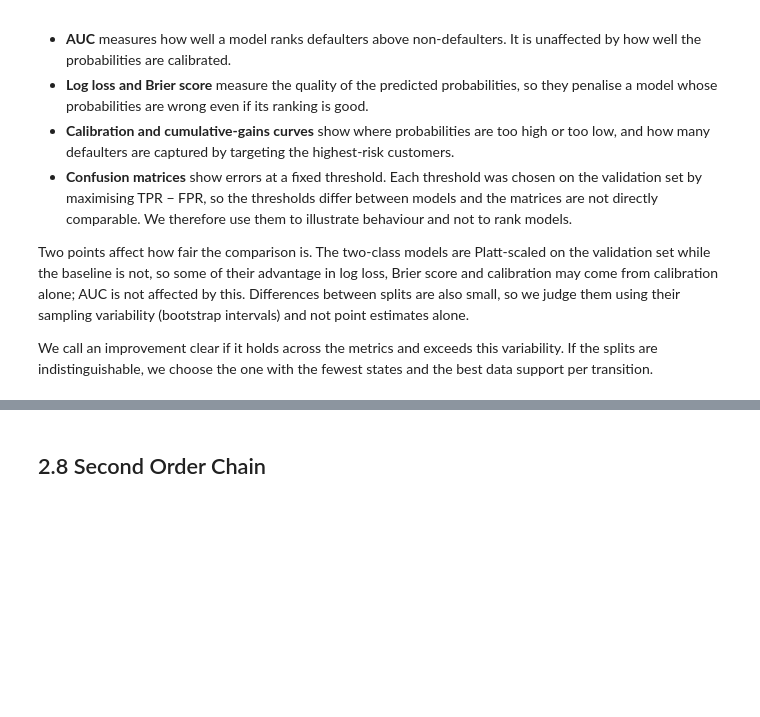
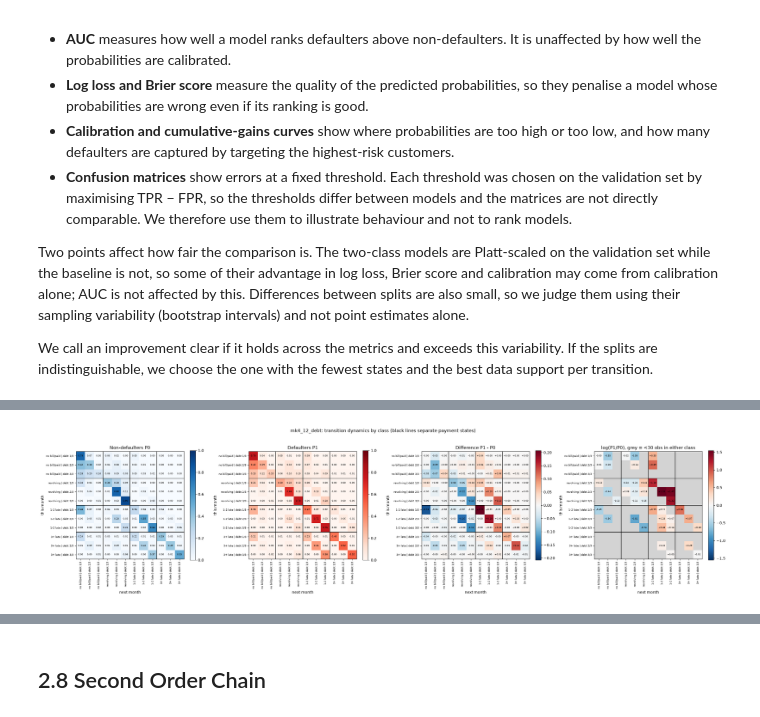
Before and after one commit to Oscar339/dst-sprint1, a Jupyter notebook: report/02-MarkovChiain.ipynb, the cells around one changed output, grey strips where cells are left out. Drawn from its saved outputs; the diff is of its cells as text; code cells hidden in the pictures; blank space fills up the shorter version.

```diff
--- a/report/02-MarkovChiain.ipynb
+++ b/report/02-MarkovChiain.ipynb
@@ -734 +799,50 @@ def build_markov_debt(name, base_to_state, K_base, base_labels=None, n_bins=3,
+# %%
+m["S_tr"], m["y_tr"] = S_tr, y_tr
+
+import numpy as np, matplotlib.pyplot as plt
+
+def raw_counts(S, K):
+    C = np.zeros((K, K), dtype=int)
+    np.add.at(C, (S[:, :-1].ravel(), S[:, 1:].ravel()), 1)
+    return C
+
+def plot_debt_heatmaps(m, minn=30, figsize=(26, 6.5), fs=6):
+    K, lab = m["K"], list(m["labels"])
+    S, y = m["S_tr"], np.asarray(m["y_tr"])
+    C0, C1 = raw_counts(S[y == 0], K), raw_counts(S[y == 1], K)
+    P0, P1 = m["P0"], m["P1"]
+    low = np.minimum(C0, C1) < minn                         # unreliable cells
+    diff = P1 - P0
+    logr = np.ma.array(np.log(P1) - np.log(P0), mask=low)
+    cm = plt.get_cmap("RdBu_r").copy(); cm.set_bad("lightgrey")
+    dl, ll = np.abs(diff).max(), np.abs(logr).max()
+
+    base = [l.split(" | ")[0] for l in lab]                 # group by payment state
+    cuts = [i - 0.5 for i in range(1, K) if base[i] != base[i - 1]]
+
+    panels = [("Non-defaulters P0", P0, "Blues", 0, 1),
+              ("Defaulters P1", P1, "Reds", 0, 1),
+              ("Difference P1 - P0", diff, cm, -dl, dl),
+              (f"log(P1/P0), grey = <{minn} obs in either class", logr, cm, -ll, ll)]
+    fig, axs = plt.subplots(1, 4, figsize=figsize)
+    for ax, (t, M, cmap, lo, hi) in zip(axs, panels):
+        im = ax.imshow(M, cmap=cmap, vmin=lo, vmax=hi)
+        ax.set_title(t)
+        for i in range(K):
+            for j in range(K):
+                masked = M is logr and low[i, j]
+                txt = "" if masked else (f"{M[i, j]:.2f}" if t.startswith(("Non", "Def")) else f"{M[i, j]:+.2f}")
+                ax.text(j, i, txt, ha="center", va="center", fontsize=fs)
+        for c in cuts:                                       # black lines between payment states
+            ax.axhline(c, color="k", lw=1.2); ax.axvline(c, color="k", lw=1.2)
+        ax.set_xticks(range(K)); ax.set_xticklabels(lab, rotation=90, fontsize=7)
+        ax.set_yticks(range(K)); ax.set_yticklabels(lab, fontsize=7)
+        ax.set_xlabel("next month"); ax.set_ylabel("this month")
+        plt.colorbar(im, ax=ax, fraction=0.046)
+    fig.suptitle(f"{m['name']}: transition dynamics by class (black lines separate payment states)")
+    plt.tight_layout(); plt.show()
+
+plot_debt_heatmaps(mk4_12_debt);
+# %% [output]
+[figure, added]
 # %%
```
Also changed, not shown: parts of 7 cells of this notebook.
